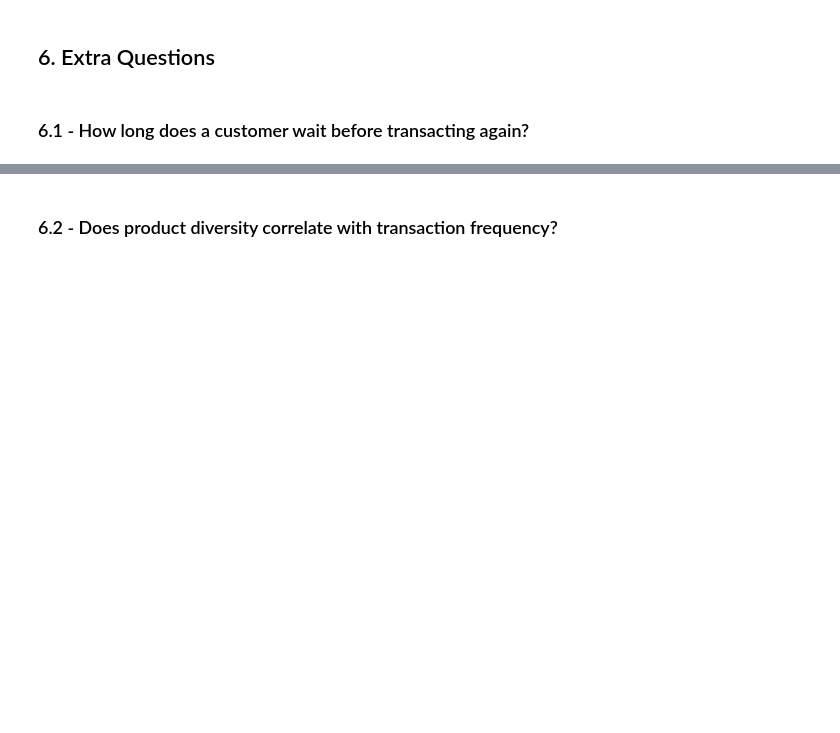
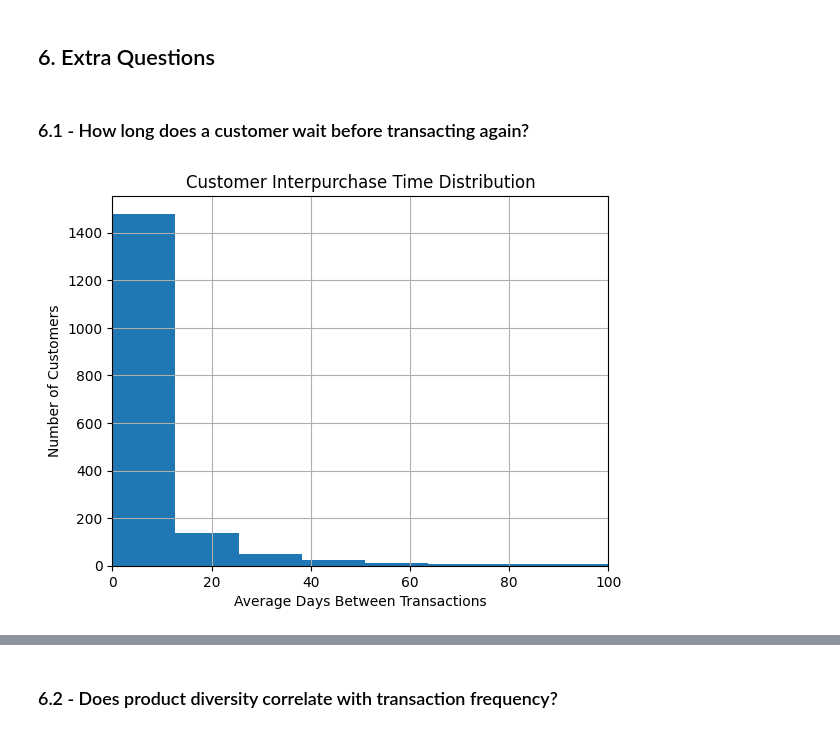
Before and after one commit to Mohammad8931/Projects, a Jupyter notebook: EDA.ipynb, the cells around one changed output, grey strips where cells are left out. Drawn from its saved outputs; the diff is of its cells as text; code cells hidden in the pictures; blank space fills up the shorter version.

Commit message:
EDA: Analyzed customer wait time between purchases and implemented avg_days_between_tx feature because it shows predictive power

```diff
--- a/EDA.ipynb
+++ b/EDA.ipynb
@@ -498,3 +498,27 @@ to confirm the visual results we got about seasonality, we will use a statistica
 ## 6. Extra Questions
 # %% [markdown]
 ### 6.1 - How long does a customer wait before transacting again?
+# %%
+# Filter data before cutoff
+cutoff = pd.to_datetime('2019-01-31', utc=True)
+df_filtered = df[df['date'] <= cutoff]
+
+# Sort by customer and date
+df_filtered = df_filtered.sort_values(['customer_id', 'date'])
+
+# Calculate time difference between each transaction
+df_filtered['days_since_prev'] = df_filtered.groupby('customer_id')['date'].diff().dt.days
+
+# Now calculate the average wait time per customer
+interpurchase = df_filtered.groupby('customer_id')['days_since_prev'].mean().reset_index()
+interpurchase.columns = ['customer_id', 'avg_days_between_tx']
+
+plt.hist(interpurchase['avg_days_between_tx'].dropna(), bins=50)
+plt.xlabel('Average Days Between Transactions')
+plt.ylabel('Number of Customers')
+plt.title('Customer Interpurchase Time Distribution')
+plt.xlim(0, 100)
+plt.grid(True)
+plt.show()
+# %% [output]
+[figure, added]
```
Also changed, not shown: parts of 7 cells of this notebook, 1 other file.
